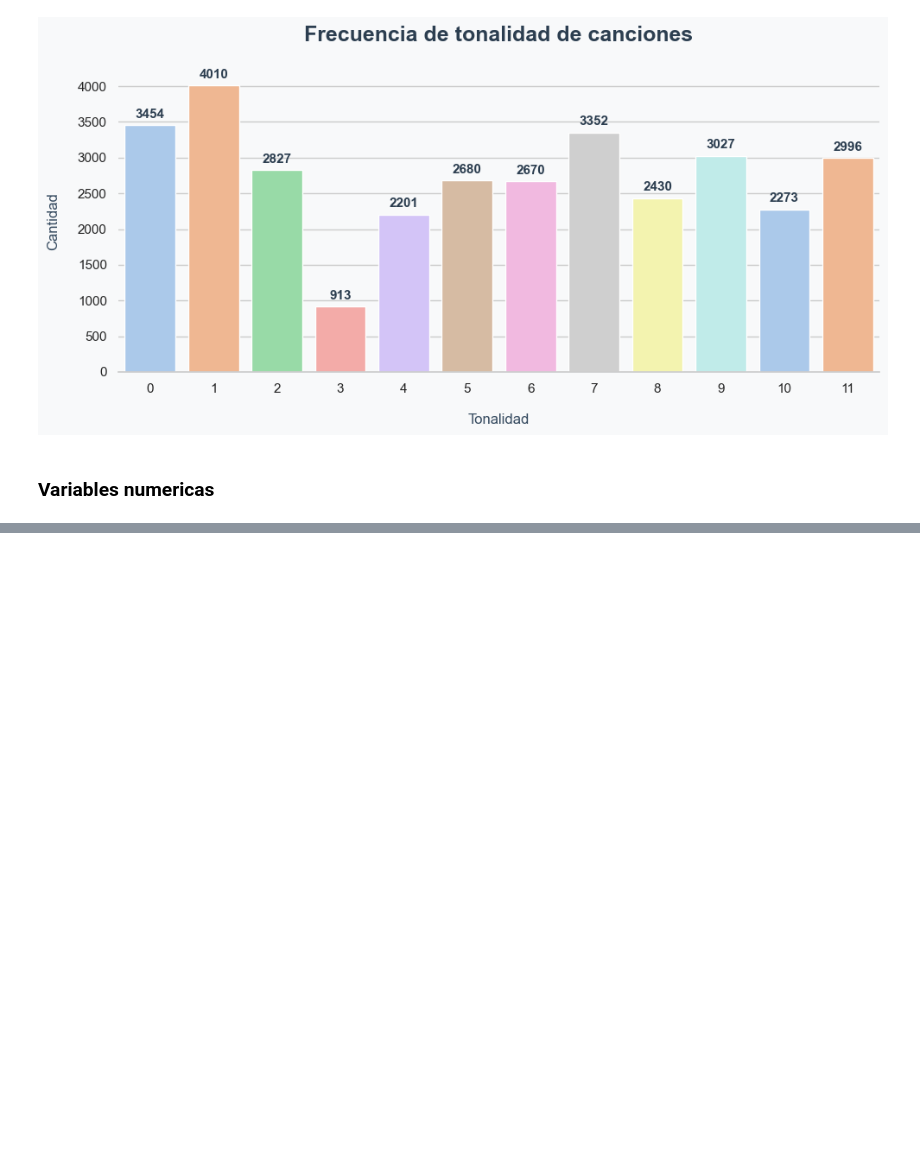
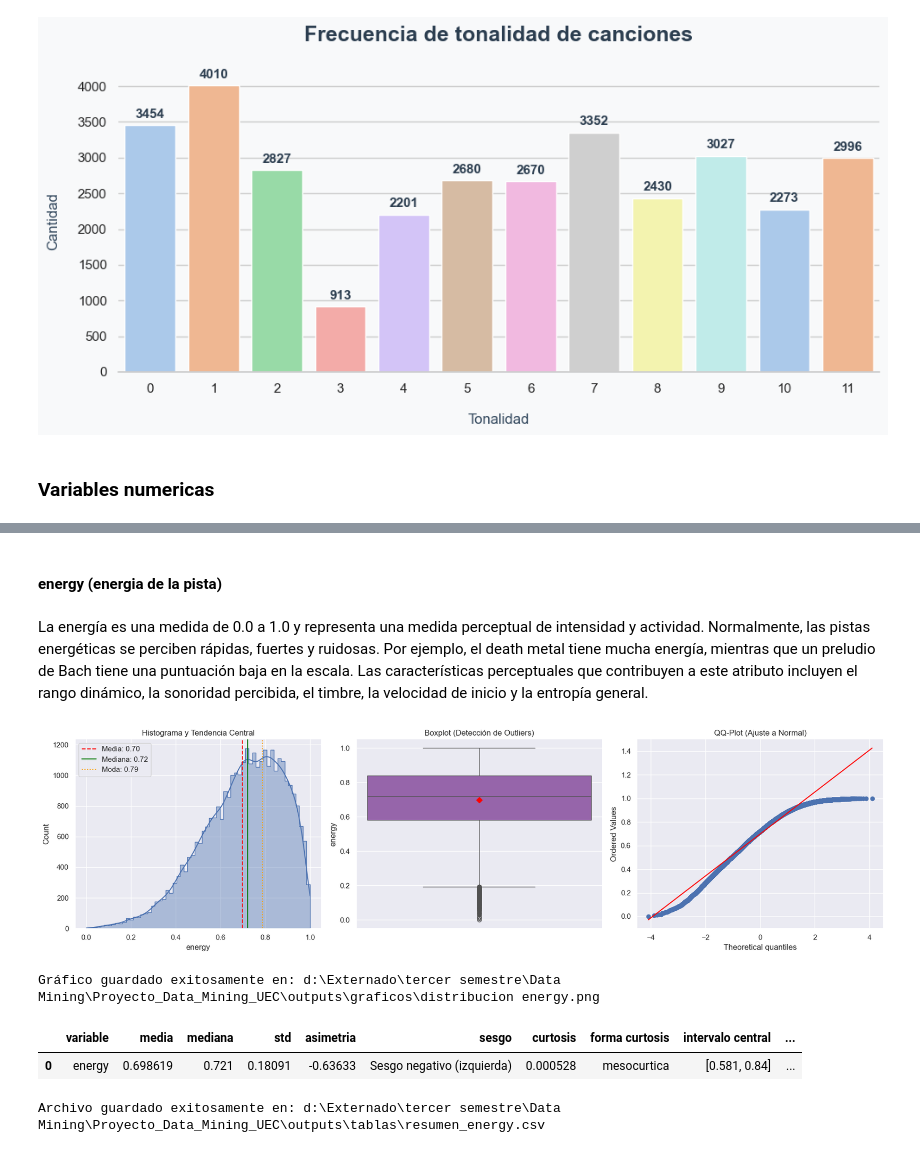
Before and after one commit to juanpablocarrillohortua/Proyecto_Data_Mining_UEC, a Jupyter notebook: notebooks/EDA_&_1st_part_notebook.ipynb, the cells around one changed output, grey strips where cells are left out. Cells and saved outputs as stored; diff of their text form; code cells hidden in the pictures; blank space fills up the shorter version.

```diff
--- a/notebooks/EDA_&_1st_part_notebook.ipynb
+++ b/notebooks/EDA_&_1st_part_notebook.ipynb
@@ -344,0 +483,12 @@ graficas.barplot_discreto(df, "key", titulo="Frecuencia de tonalidad de cancione
+# %% [markdown]
+#### energy (energia de la pista)
+# %% [markdown]
+La energía es una medida de 0.0 a 1.0 y representa una medida perceptual de intensidad y actividad. Normalmente, las pistas energéticas se perciben rápidas, fuertes y ruidosas. Por ejemplo, el death metal tiene mucha energía, mientras que un preludio de Bach tiene una puntuación baja en la escala. Las características perceptuales que contribuyen a este atributo incluyen el rango dinámico, la sonoridad percibida, el timbre, la velocidad de inicio y la entropía general.
+# %%
+graficas.graficos_continuos(df, "energy")
+# %% [output]
+[figure, added]
+# %%
+graficas.guardar_grafico("distribucion energy")
+# %% [output]
+Gráfico guardado exitosamente en: d:\Externado\tercer semestre\Data Mining\Proyecto_Data_Mining_UEC\outputs\graficos\distribucion energy.png
@@ -344,0 +497,9 @@ graficas.barplot_discreto(df, "key", titulo="Frecuencia de tonalidad de cancione
+# %%
+resumen_energy
+# %% [output]
+|  | variable | media | mediana | std | asimetria | sesgo | curtosis | forma curtosis | intervalo central | ... |
+| 0 | energy | 0.698619 | 0.721 | 0.18091 | -0.63633 | Sesgo negativo (izquierda) | 0.000528 | mesocurtica | [0.581, 0.84] | ... |
+# %%
+saver.guardar_csv(resumen_energy, "resumen_energy.csv")
+# %% [output]
+Archivo guardado exitosamente en: d:\Externado\tercer semestre\Data Mining\Proyecto_Data_Mining_UEC\outputs\tablas\resumen_energy.csv
```
Also changed, not shown: parts of 27 cells of this notebook, 8 other files.
